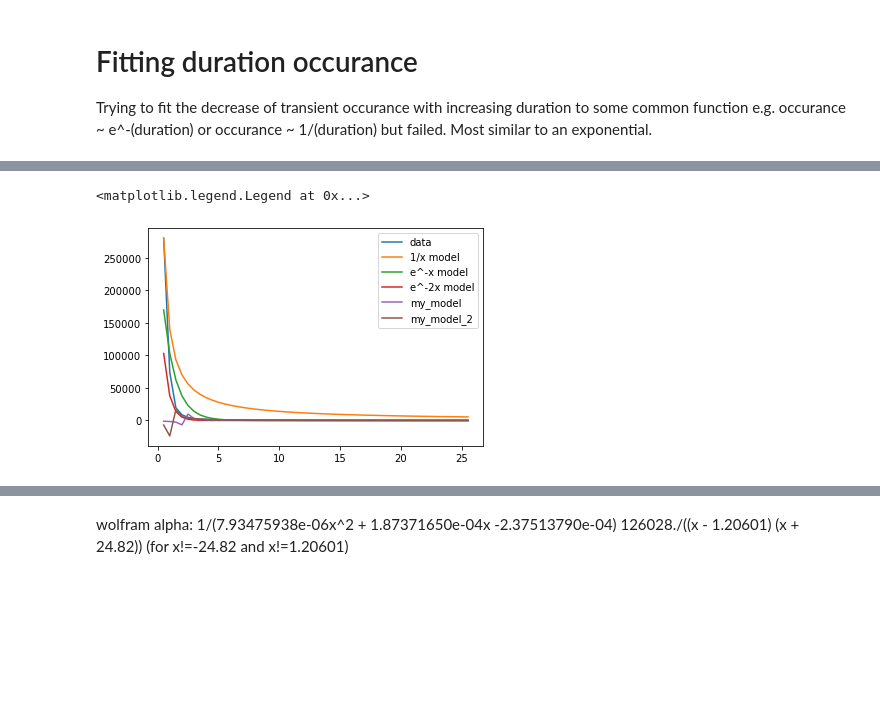
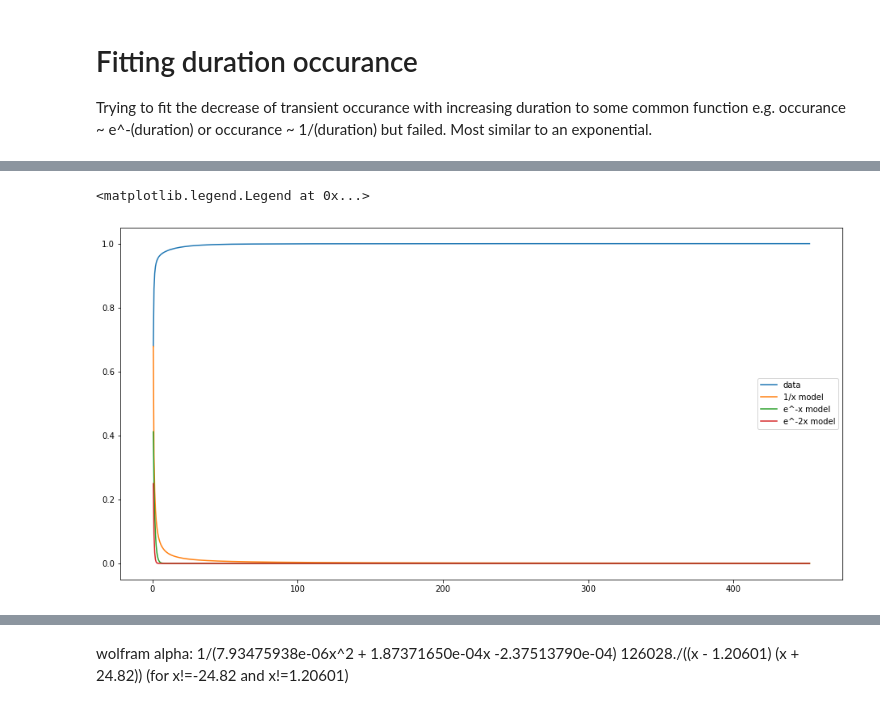
Before and after one commit to georgeamccarthy/acoustic-data-science-cambay, a Jupyter notebook: notebooks/14-GM-get_transients.ipynb, the cells around one changed output, grey strips where cells are left out. Drawn from its saved outputs; the diff is of its cells as text; code cells hidden in the pictures; blank space fills up the shorter version.

Commit message:
Before I try chaning the duration cutoff to 2 mins

```diff
--- a/notebooks/14-GM-get_transients.ipynb
+++ b/notebooks/14-GM-get_transients.ipynb
@@ -255,3 +203,5 @@ See the caveats in the documentation: https://pandas.pydata.org/pandas-docs/stab
+# %%
+whole_year_transients_df = pd.read_feather(config.processed_data_path + '/transient_timestamps_and_durations/whole_year.feather')
 # %% [markdown]
 #   Plotting
 # %%
@@ -370,7 +642,7 @@ Length: 367, dtype: int64
 Trying to fit the decrease of transient occurance with increasing duration to some common function e.g. occurance ~ e^-(duration) or occurance ~ 1/(duration) but failed. Most similar to an exponential.
 # %%
 transients_by_duration = whole_year_transients_df.groupby("duration").size()
-transients_by_duration = transients_by_duration[transients_by_duration.values>100]
+#transients_by_duration = transients_by_duration[transients_by_duration.values]
 transients_by_duration
 # %% [output]
 duration
@@ -400,0 +673,5 @@ plt.bar(x, y_data, label="data")
+# %%
+test = transients_by_duration.cumsum()/transients_by_duration.sum()
+test.values
+y_data = test.values
+y_data[y_data<0.99]
@@ -401,29 +708,30 @@ plt.bar(x, y_data, label="data")
 # %%
 x_data = transients_by_duration.index
-y_data = transients_by_duration.values
+y_data = test.values
 
+plt.figure(figsize=(16,8))
 plt.plot(x_data, y_data, label="data")
 
-plt.plot(x_data, y_data[0]*0.5/x, label="1/x model")
+plt.plot(x_data, y_data[0]*0.5/x_data, label="1/x model")
 plt.plot(x_data, y_data[0]*np.exp(-x_data), label="e^-x model")
 plt.plot(x_data, y_data[0]*np.exp(-2*x_data), label="e^-2x model")
 
 '''
 y_model = np.poly1d(np.polyfit(x_data, y_data, 8))
 print(y_model)
 plt.plot(x_data, y_model(x_data))
 '''
 
-my_model = 2000/(-2.3 + x_data)
-plt.plot(x_data, my_model, label="my_model")
+#my_model = 2000/(-2.3 + x_data)
+#plt.plot(x_data, my_model, label="my_model")
 
-my_model_2 = 126028/((x_data - 1.20601)*(x_data + 24.82))
-plt.plot(x_data, my_model_2, label="my_model_2")
+#my_model_2 = 126028/((x_data - 1.20601)*(x_data + 24.82))
+#plt.plot(x_data, my_model_2, label="my_model_2")
 
 plt.legend()
 # %% [output]
 <matplotlib.legend.Legend at 0x...>
-[figure, old version]
+[figure, new version]
 # %%
 x_data = transients_by_duration.index
 y_data = 1/transients_by_duration.values
```
Also changed, not shown: parts of 30 cells of this notebook, 30 other files.
